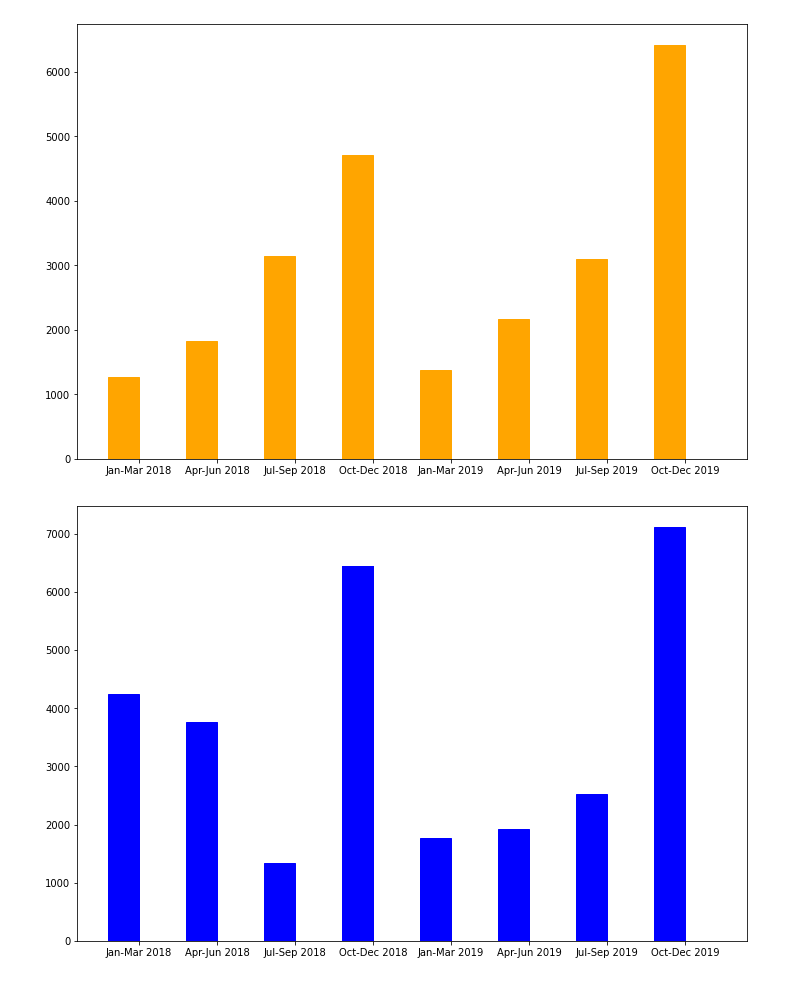
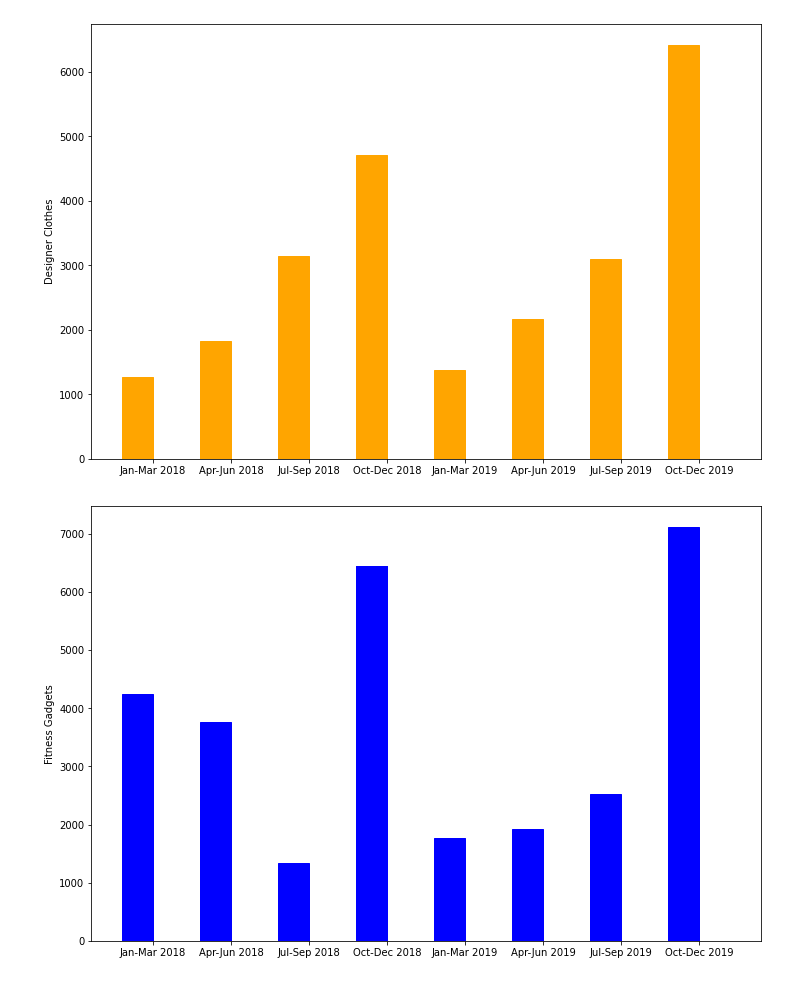
Before and after one commit to jmjkim/Data-Analysis-Project, a Jupyter notebook: CSV Analysis/Using Data Analytics for Forecasting and Planning Inventory.ipynb, the cells around one changed output. Drawn from its saved outputs; the diff is of its cells as text; code cells hidden in the pictures.

```diff
--- a/CSV Analysis/Using Data Analytics for Forecasting and Planning Inventory.ipynb
+++ b/CSV Analysis/Using Data Analytics for Forecasting and Planning Inventory.ipynb
@@ -14,6 +14,7 @@ dc = df["Product Category"] == "Designer Clothes"
 dc_table = df[dc]
 
 plt.figure(figsize = (12, 8))
+plt.ylabel("Designer Clothes")
 plt.setp(plt.bar(dc_table["Month-Year of Purchase"], dc_table["Units Sold"]), color = "orange", width = 0.4)
 
 # Product Category = Fitness Gadgets
@@ -21,6 +22,7 @@ fg = df["Product Category"] == "Fitness Gadgets"
 fg_table = df[fg]
 
 plt.figure(figsize = (12, 8))
+plt.ylabel("Fitness Gadgets")
 plt.setp(plt.bar(fg_table["Month-Year of Purchase"], fg_table["Units Sold"]), color = "blue", width = 0.4)
 
 # Product Category = Travel Accessories
@@ -28,34 +30,35 @@ ta = df["Product Category"] == "Travel Accessories"
 ta_table = df[ta]
 
 plt.figure(figsize = (12, 8))
+plt.ylabel("Travel Accessories")
 plt.setp(plt.bar(ta_table["Month-Year of Purchase"], ta_table["Units Sold"]), color = "green", width = 0.4)
 
 # Product Category = Flat Screen
 fs = df["Product Category"] == "Flat Screen"
 fs_table = df[fs]
 
 # Concatenate product category tables into one table
 tables = [dc_table, fg_table, ta_table, fs_table]
 table = pd.concat(tables, keys = ["DC", "FG", "TA", "FS"])
 
 display(table)
 # %% [output]
 |  |  | Month-Year of Purchase | Product Category | Units Sold | Discount | Targeted Campaign | ... |
 | DC | 0 | Jan-Mar 2018 | Designer Clothes | 1275 | 0% | N | ... |
 |  | 3 | Apr-Jun 2018 | Designer Clothes | 1825 | 0% | N | ... |
 |  | 6 | Jul-Sep 2018 | Designer Clothes | 3150 | 10% | Y | ... |
 |  | 9 | Oct-Dec 2018 | Designer Clothes | 4715 | 20% | Y | ... |
 |  | 13 | Jan-Mar 2019 | Designer Clothes | 1375 | 0% | N | ... |
 |  | 16 | Apr-Jun 2019 | Designer Clothes | 2175 | 0% | Y | ... |
 |  | 20 | Jul-Sep 2019 | Designer Clothes | 3100 | 15% | N | ... |
 |  | 23 | Oct-Dec 2019 | Designer Clothes | 6425 | 25% | Y | ... |
 | FG | 1 | Jan-Mar 2018 | Fitness Gadgets | 4250 | 15% | N | ... |
 |  | 4 | Apr-Jun 2018 | Fitness Gadgets | 3760 | 0% | N | ... |
 | ... | ... | ... | ... | ... | ... | ... | ... |
 |  | 15 | Jan-Mar 2019 | Travel Accessories | 1475 | 0% | N | ... |
 |  | 18 | Apr-Jun 2019 | Travel Accessories | 1215 | 0% | N | ... |
 |  | 22 | Jul-Sep 2019 | Travel Accessories | 3275 | 0% | Y | ... |
 |  | 25 | Oct-Dec 2019 | Travel Accessories | 6510 | 30% | Y | ... |
 | FS | 19 | Apr-Jun 2018 | Flat Screen | 4750 | 0% | Y | ... |
-[figure, old version]
+[figure, new version]
-[figure, old version]
+[figure, new version]
```
Also changed, not shown: parts of 1 cell of this notebook.
